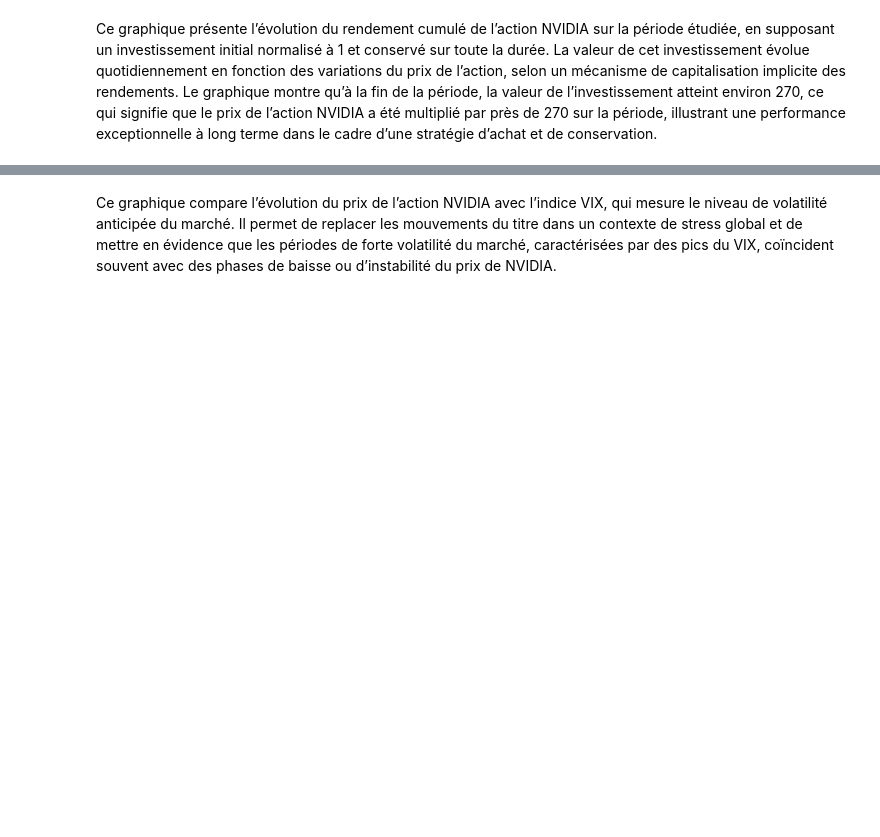
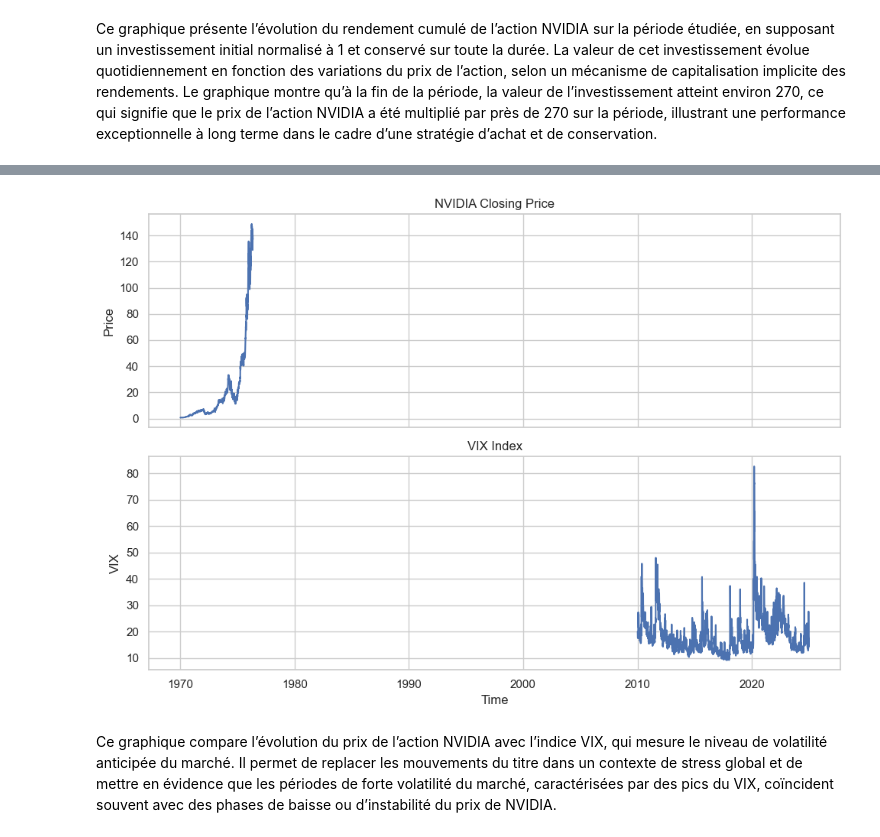
Before and after one commit to JoelKt29/Python-pour-la-data, a Jupyter notebook: NoteBook.ipynb, the cells around one changed output, grey strips where cells are left out. Cells and saved outputs as stored; diff of their text form; code cells hidden in the pictures; blank space fills up the shorter version.

```diff
--- a/NoteBook.ipynb
+++ b/NoteBook.ipynb
@@ -259,5 +265,22 @@ vix_data = yf.download("^VIX", start=nvda_data.index.min(), end=nvda_data.index.
 # %%
-vix_data = vix_data[['Close']]
-vix_data = vix_data.rename(columns={'Close': 'VIX'})
+fig, axs = plt.subplots(2, 1, figsize=(10, 7), sharex=True)
+
+# NVIDIA
+axs[0].plot(nvda_data['Close_NVDA'])
+axs[0].set_title('NVIDIA Closing Price')
+axs[0].set_ylabel('Price')
+axs[0].grid(True)
+
+# VIX
+axs[1].plot(vix_data['VIX'])
+axs[1].set_title('VIX Index')
+axs[1].set_ylabel('VIX')
+axs[1].set_xlabel('Time')
+axs[1].grid(True)
+
+plt.tight_layout()
+plt.show()
+# %% [output]
+[figure, added]
 # %% [markdown]
 Ce graphique compare l’évolution du prix de l’action NVIDIA avec l’indice VIX, qui mesure le niveau de volatilité anticipée du marché. Il permet de replacer les mouvements du titre dans un contexte de stress global et de mettre en évidence que les périodes de forte volatilité du marché, caractérisées par des pics du VIX, coïncident souvent avec des phases de baisse ou d’instabilité du prix de NVIDIA.
```
Also changed, not shown: parts of 9 cells of this notebook, 2 other files.
